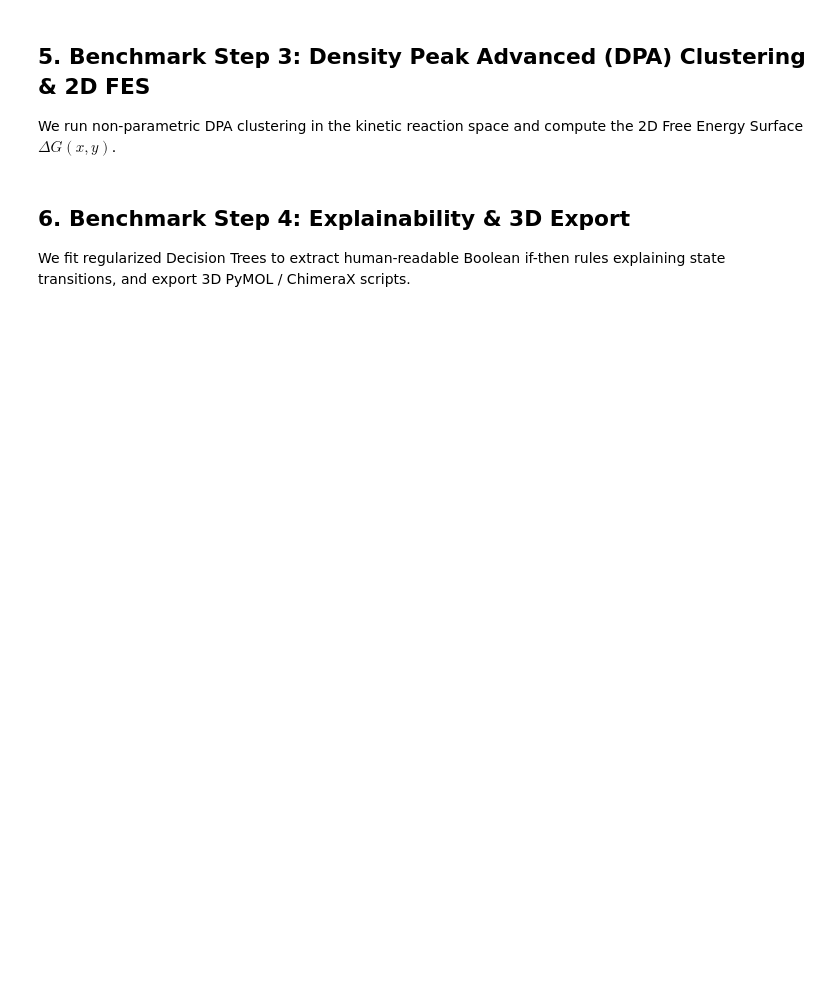
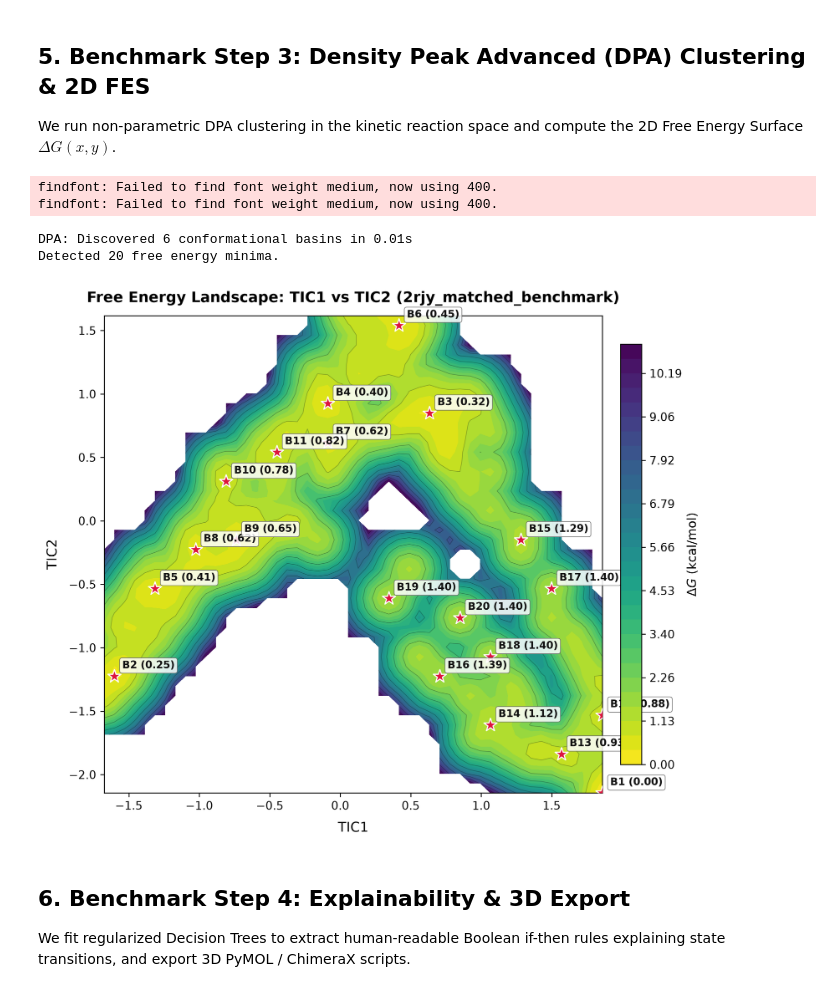
Before and after one commit to N-S8990/molscope, a Jupyter notebook: benchmarks/run_2rjy_matched_benchmark.ipynb, the cells around one changed output. Cells and saved outputs as stored; diff of their text form; code cells hidden in the pictures; blank space fills up the shorter version.

Commit message:
feat(benchmarks): execute 2RJY matched benchmark notebook with embedded timings and memory charts

```diff
--- a/benchmarks/run_2rjy_matched_benchmark.ipynb
+++ b/benchmarks/run_2rjy_matched_benchmark.ipynb
@@ -11,6 +11,7 @@ This interactive notebook executes and visualizes MolScope's full analytical con
 
 We initialize the benchmarking environment, import `molscope.api.Study`, and prepare performance profilers.
 # %%
+%matplotlib inline
 import os
 import sys
 import time
@@ -20,10 +21,11 @@ import psutil
 import numpy as np
 import pandas as pd
 import matplotlib.pyplot as plt
+from IPython.display import Image, display
 
 from molscope.api import Study
 
-out_dir = Path("results/2rjy_benchmark")
+out_dir = Path("results/2rjy_matched_benchmark")
 out_dir.mkdir(parents=True, exist_ok=True)
 process = psutil.Process()
 start_mem = process.memory_info().rss / (1024 * 1024)
@@ -106,12 +129,14 @@ We fit both Variational TICA (to identify the slowest kinetic modes) and Contact
 # %%
 # Fit TICA (lag time = 2 frames)
 t0_tica = time.perf_counter()
-tica_res = study.run_tica(lag_time=2, components=5)
+tica_res = study.run_tica(lag_time=2, components=3)
 t_tica = time.perf_counter() - t0_tica
-print(f"TICA: Implied timescales = {[round(t, 1) for t in tica_res.implied_timescales[:3]]} ps (fitted in {t_tica:.2f}s)")
+ts_display = [round(float(t), 1) if not np.isnan(t) else 'N/A' for t in tica_res.implied_timescales[:3]]
+print(f"TICA: Implied timescales = {ts_display} ps (fitted in {t_tica:.2f}s)")
 
 # Fit Contact KPCA
 t0_ckpca = time.perf_counter()
-ckpca_res = study.run_contact_kpca(n_components=5)
+ckpca_res = study.run_contact_kpca(n_components=3)
 t_ckpca = time.perf_counter() - t0_ckpca
-print(f"CKPCA: Explained variance = {[round(v, 4) for v in ckpca_res.explained_variance_ratio[:3]]} (fitted in {t_ckpca:.2f}s)")
+var_display = [round(float(v), 4) for v in ckpca_res.explained_variance_ratio[:3]]
+print(f"CKPCA: Explained variance = {var_display} (fitted in {t_ckpca:.2f}s)")
@@ -122,20 +150,29 @@ We run non-parametric DPA clustering in the kinetic reaction space and compute t
 # %%
 # DPA clustering
 t0_dpa = time.perf_counter()
-dpa_res = study.cluster_dpa(coordinate_name="TICA", z_score=2.0)
+dpa_res = study.cluster_dpa(coordinate_name="TICA", z_score=1.0)
 t_dpa = time.perf_counter() - t0_dpa
 print(f"DPA: Discovered {dpa_res.n_clusters} conformational basins in {t_dpa:.2f}s")
 
 # Compute 2D Free Energy Surface
 fes = study.plot_free_energy_landscape(
     dim1="TIC1",
     dim2="TIC2",
-    temperature_kelvin=300.0,
-    energy_units="kcal/mol",
-    out_path=str(out_dir / "fes_tic1_tic2.png"),
-    interactive_html=str(out_dir / "fes_tic1_tic2.html"),
+    out_dir=out_dir,
+    temperature_k=300.0,
+    units="kcal/mol",
 )
-print(f"Detected {len(fes.basins)} free energy minima.")
+basins_df = fes["basins"]
+print(f"Detected {len(basins_df)} free energy minima.")
+
+# Embed and display Free Energy Landscape inline
+display(Image(filename=str(fes["static_plot"])))
+# %% [output]
+findfont: Failed to find font weight medium, now using 400.
+findfont: Failed to find font weight medium, now using 400.
+DPA: Discovered 6 conformational basins in 0.01s
+Detected 20 free energy minima.
+[figure, added]
 # %% [markdown]
 ## 6. Benchmark Step 4: Explainability & 3D Export
 
```
Also changed, not shown: parts of 7 cells of this notebook.
